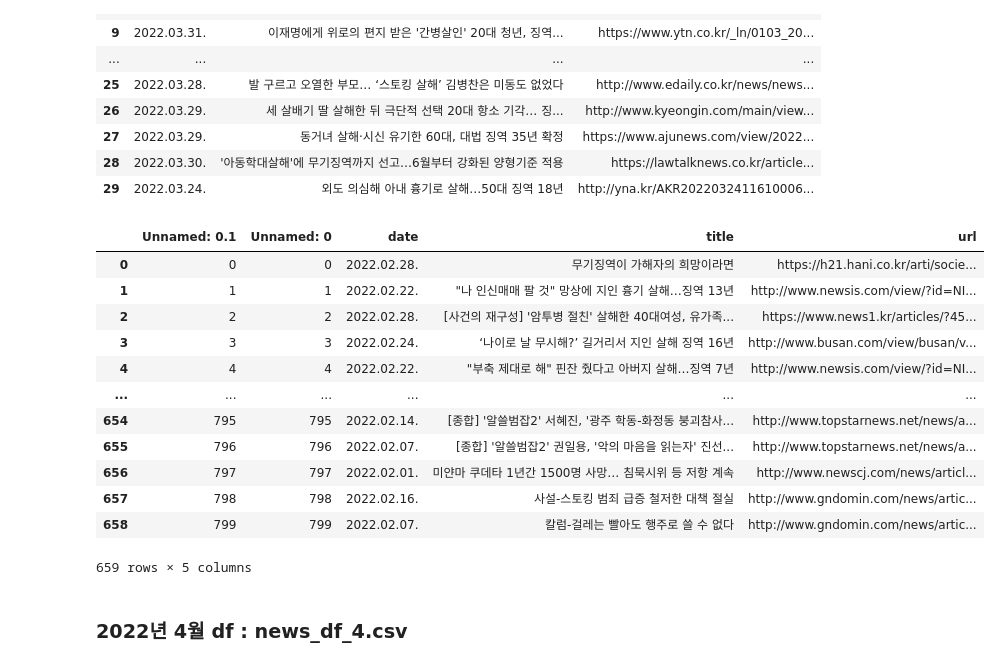
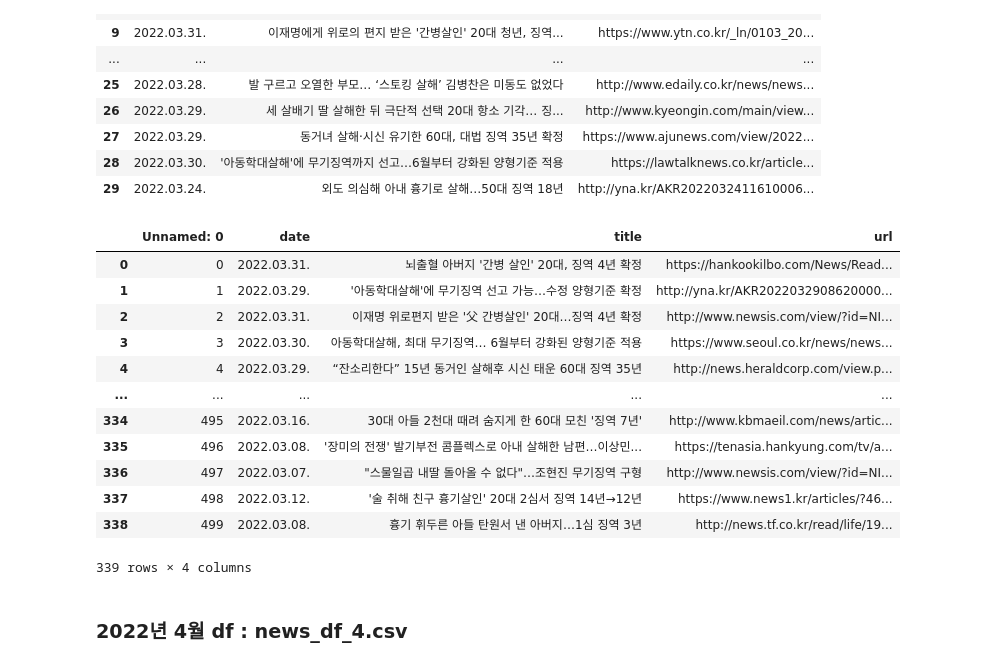
Before and after one commit to henzpp/crawling_project_team1, a Jupyter notebook: 데이터분석_박혜린_3.ipynb, the cells around one changed output. Drawn from its saved outputs; the diff is of its cells as text; code cells hidden in the pictures.

```diff
--- a/데이터분석_박혜린_3.ipynb
+++ b/데이터분석_박혜린_3.ipynb
@@ -355,24 +347,24 @@ news_df_3.head(30)
 | 29 | 2022.03.24. | 외도 의심해 아내 흉기로 살해…50대 징역 18년 | http://yna.kr/AKR2022032411610006... |
 # %%
 # 중복 기사 제거
-news_df_3_1 = news_df_2.drop_duplicates(['title'])
+news_df_3_1 = news_df_3.drop_duplicates(['title'])
 news_df_3_1.to_csv('news_df_3.csv')
 news_df_3_1 = pd.read_csv('news_df_3.csv')
 news_df_3_1
 # %% [output]
-|  | Unnamed: 0.1 | Unnamed: 0 | date | title | url |
-| 0 | 0 | 0 | 2022.02.28. | 무기징역이 가해자의 희망이라면 | https://h21.hani.co.kr/arti/socie... |
-| 1 | 1 | 1 | 2022.02.22. | "나 인신매매 팔 것" 망상에 지인 흉기 살해…징역 13년 | http://www.newsis.com/view/?id=NI... |
-| 2 | 2 | 2 | 2022.02.28. | [사건의 재구성] '암투병 절친' 살해한 40대여성, 유가족... | https://www.news1.kr/articles/?45... |
-| 3 | 3 | 3 | 2022.02.24. | ‘나이로 날 무시해?’ 길거리서 지인 살해 징역 16년 | http://www.busan.com/view/busan/v... |
-| 4 | 4 | 4 | 2022.02.22. | "부축 제대로 해" 핀잔 줬다고 아버지 살해…징역 7년 | http://www.newsis.com/view/?id=NI... |
-| ... | ... | ... | ... | ... | ... |
-| 654 | 795 | 795 | 2022.02.14. | [종합] '알쓸범잡2' 서혜진, '광주 학동-화정동 붕괴참사... | http://www.topstarnews.net/news/a... |
-| 655 | 796 | 796 | 2022.02.07. | [종합] '알쓸범잡2' 권일용, '악의 마음을 읽는자' 진선... | http://www.topstarnews.net/news/a... |
-| 656 | 797 | 797 | 2022.02.01. | 미얀마 쿠데타 1년간 1500명 사망… 침묵시위 등 저항 계속 | http://www.newscj.com/news/articl... |
-| 657 | 798 | 798 | 2022.02.16. | 사설-스토킹 범죄 급증 철저한 대책 절실 | http://www.gndomin.com/news/artic... |
-| 658 | 799 | 799 | 2022.02.07. | 칼럼-걸레는 빨아도 행주로 쓸 수 없다 | http://www.gndomin.com/news/artic... |
+|  | Unnamed: 0 | date | title | url |
+| 0 | 0 | 2022.03.31. | 뇌출혈 아버지 '간병 살인' 20대, 징역 4년 확정 | https://hankookilbo.com/News/Read... |
+| 1 | 1 | 2022.03.29. | '아동학대살해'에 무기징역 선고 가능…수정 양형기준 확정 | http://yna.kr/AKR2022032908620000... |
+| 2 | 2 | 2022.03.31. | 이재명 위로편지 받은 '父 간병살인' 20대…징역 4년 확정 | http://www.newsis.com/view/?id=NI... |
+| 3 | 3 | 2022.03.30. | 아동학대살해, 최대 무기징역… 6월부터 강화된 양형기준 적용 | https://www.seoul.co.kr/news/news... |
+| 4 | 4 | 2022.03.29. | “잔소리한다” 15년 동거인 살해후 시신 태운 60대 징역 35년 | http://news.heraldcorp.com/view.p... |
+| ... | ... | ... | ... | ... |
+| 334 | 495 | 2022.03.16. | 30대 아들 2천대 때려 숨지게 한 60대 모친 '징역 7년' | http://www.kbmaeil.com/news/artic... |
+| 335 | 496 | 2022.03.08. | '장미의 전쟁' 발기부전 콤플렉스로 아내 살해한 남편…이상민... | https://tenasia.hankyung.com/tv/a... |
+| 336 | 497 | 2022.03.07. | "스물일곱 내딸 돌아올 수 없다"…조현진 무기징역 구형 | http://www.newsis.com/view/?id=NI... |
+| 337 | 498 | 2022.03.12. | '술 취해 친구 흉기살인' 20대 2심서 징역 14년→12년 | https://www.news1.kr/articles/?46... |
+| 338 | 499 | 2022.03.08. | 흉기 휘두른 아들 탄원서 낸 아버지…1심 징역 3년 | http://news.tf.co.kr/read/life/19... |
-659 rows × 5 columns
+339 rows × 4 columns
 # %% [markdown]
 ### 2022년 4월 df : news_df_4.csv
 # %%
```
Also changed, not shown: parts of 13 cells of this notebook, 12 other files.
